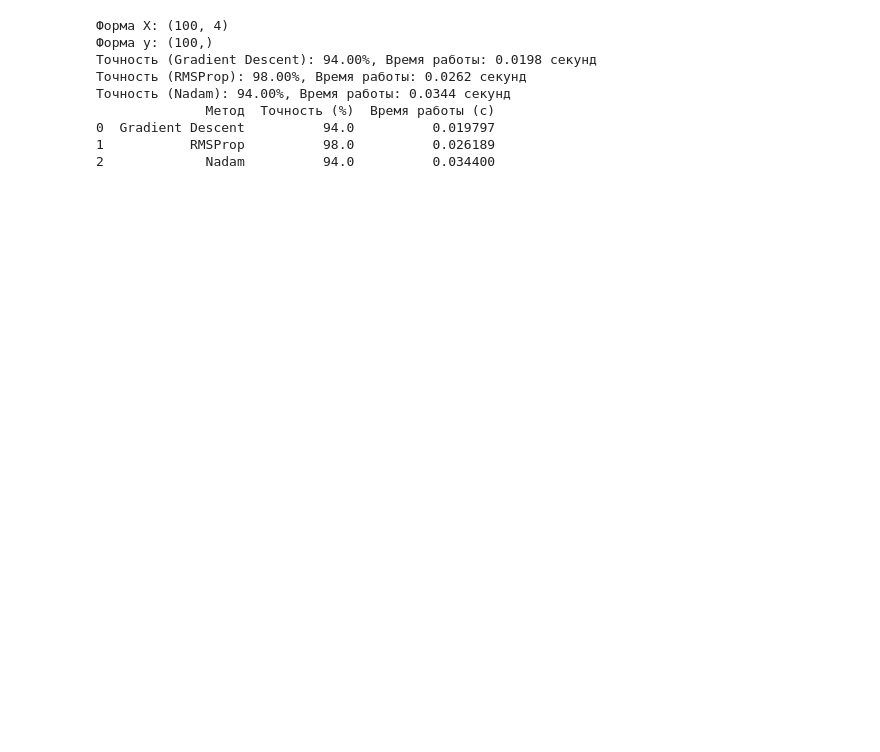
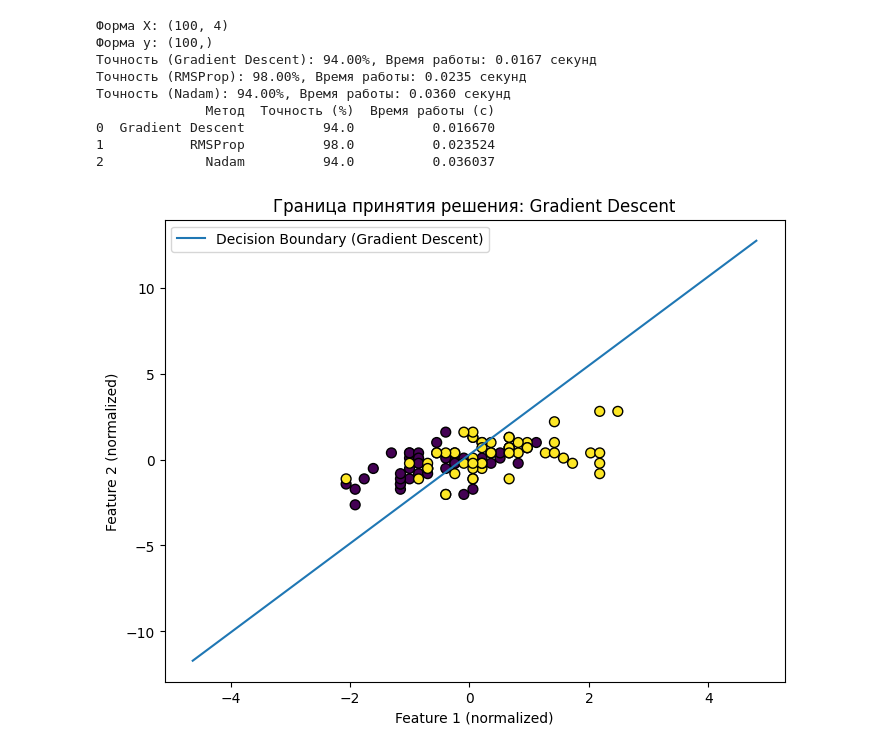
Before and after one commit to AlessioLoginov/logistic-regression-from-scratch, a Jupyter notebook: Logistic_Regression_From_Scratch.ipynb, the cells around one changed output. Drawn from its saved outputs; the diff is of its cells as text; code cells hidden in the pictures; blank space fills up the shorter version.

```diff
--- a/Logistic_Regression_From_Scratch.ipynb
+++ b/Logistic_Regression_From_Scratch.ipynb
@@ -4,7 +4,7 @@ import pandas as pd
 import matplotlib.pyplot as plt
 from sklearn.datasets import load_iris
 from sklearn.preprocessing import StandardScaler
-import time  # Импортируем модуль для замера времени
+import time
 
 # Загрузка набора данных "Ирисы"
 iris = load_iris()
@@ -100,36 +100,58 @@ accuracy_gd = calculate_accuracy(X, y, weights_gd)
 time_gd = time.time() - start_time
 print(f"Точность (Gradient Descent): {accuracy_gd * 100:.2f}%, Время работы: {time_gd:.4f} секунд")
 
 # Измерение времени и точности для RMSProp
 start_time = time.time()
 weights_rmsprop = rmsprop(X, y, learning_rate=0.01, epochs=1000)
 accuracy_rmsprop = calculate_accuracy(X, y, weights_rmsprop)
 time_rmsprop = time.time() - start_time
 print(f"Точность (RMSProp): {accuracy_rmsprop * 100:.2f}%, Время работы: {time_rmsprop:.4f} секунд")
 
 # Измерение времени и точности для Nadam
 start_time = time.time()
 weights_nadam = nadam(X, y, learning_rate=0.001, epochs=1000)
 accuracy_nadam = calculate_accuracy(X, y, weights_nadam)
 time_nadam = time.time() - start_time
 print(f"Точность (Nadam): {accuracy_nadam * 100:.2f}%, Время работы: {time_nadam:.4f} секунд")
 
 # Оформление результатов в таблицу
 results = pd.DataFrame({
     'Метод': ['Gradient Descent', 'RMSProp', 'Nadam'],
     'Точность (%)': [accuracy_gd * 100, accuracy_rmsprop * 100, accuracy_nadam * 100],
     'Время работы (с)': [time_gd, time_rmsprop, time_nadam]
 })
 
 # Выводим таблицу
 print(results)
+
+# Визуализация границы принятия решения для каждого метода
+def plot_decision_boundary(weights, method_name):
+    plt.figure(figsize=(8, 6))
+    plt.scatter(X[:, 0], X[:, 1], c=y, cmap='viridis', edgecolor='k', s=50)
+
+    # Определяем границу разделения классов, используя веса модели
+    x_values = [np.min(X[:, 1] - 2), np.max(X[:, 1] + 2)]
+    y_values = -(weights[0] + np.dot(weights[1], x_values)) / weights[2]
+
+    plt.plot(x_values, y_values, label=f'Decision Boundary ({method_name})')
+    plt.xlabel('Feature 1 (normalized)')
+    plt.ylabel('Feature 2 (normalized)')
+    plt.title(f'Граница принятия решения: {method_name}')
+    plt.legend()
+    plt.show()
+
+# Построение графиков для каждого метода
+plot_decision_boundary(weights_gd, "Gradient Descent")
+plot_decision_boundary(weights_rmsprop, "RMSProp")
+plot_decision_boundary(weights_nadam, "Nadam")
 # %% [output]
 Форма X: (100, 4)
 Форма y: (100,)
-Точность (Gradient Descent): 94.00%, Время работы: 0.0198 секунд
-Точность (RMSProp): 98.00%, Время работы: 0.0262 секунд
-Точность (Nadam): 94.00%, Время работы: 0.0344 секунд
+Точность (Gradient Descent): 94.00%, Время работы: 0.0167 секунд
+Точность (RMSProp): 98.00%, Время работы: 0.0235 секунд
+Точность (Nadam): 94.00%, Время работы: 0.0360 секунд
               Метод  Точность (%)  Время работы (с)
-0  Gradient Descent          94.0          0.019797
-1           RMSProp          98.0          0.026189
-2             Nadam          94.0          0.034400
+0  Gradient Descent          94.0          0.016670
+1           RMSProp          98.0          0.023524
+2             Nadam          94.0          0.036037
+[figure, added]
```
Also changed, not shown: parts of 1 cell of this notebook.
